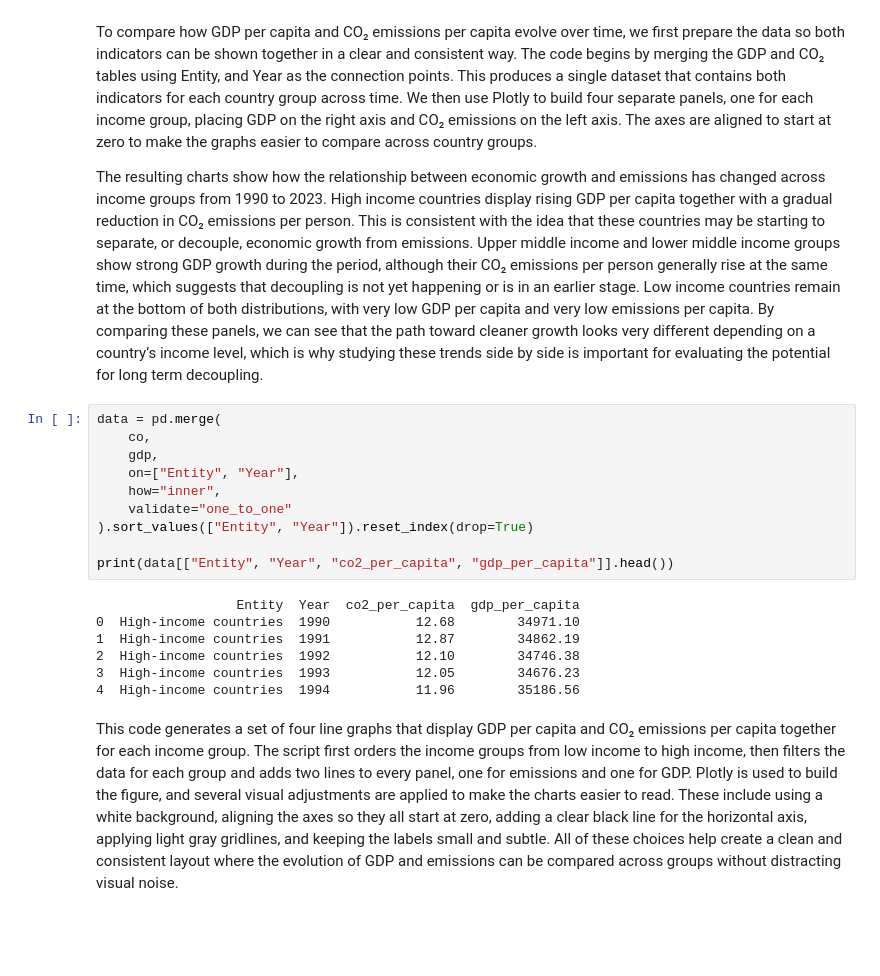
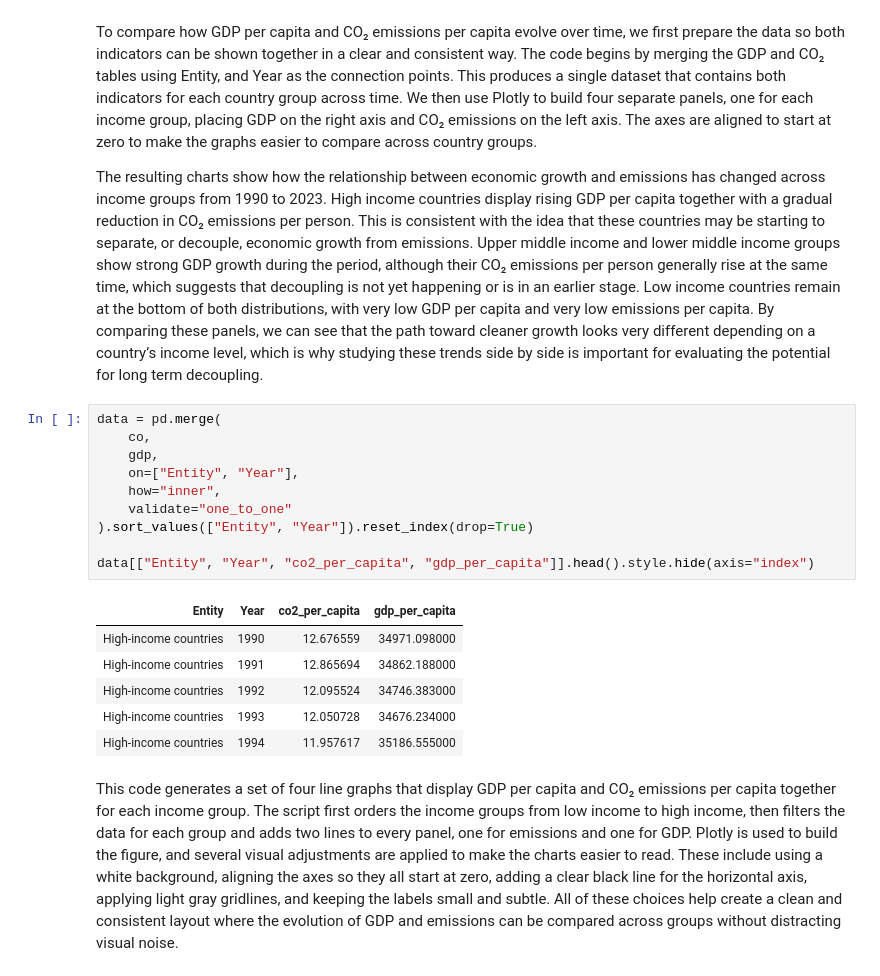
Before and after one commit to gsg2144-svg/gsg2144-svg.github.io, a Jupyter notebook: project2_gdp co2.ipynb, the cells around one changed output. Saved outputs shown, nothing was run; the diff lists cells and outputs as text; blank space fills up the shorter version.

```diff
--- a/project2_gdp co2.ipynb
+++ b/project2_gdp co2.ipynb
@@ -149,20 +149,20 @@ The resulting charts show how the relationship between economic growth and emiss
 # %%
 data = pd.merge(
     co,
     gdp,
     on=["Entity", "Year"],
     how="inner",
     validate="one_to_one"
 ).sort_values(["Entity", "Year"]).reset_index(drop=True)
 
-print(data[["Entity", "Year", "co2_per_capita", "gdp_per_capita"]].head())
+data[["Entity", "Year", "co2_per_capita", "gdp_per_capita"]].head().style.hide(axis="index")
 # %% [output]
-                  Entity  Year  co2_per_capita  gdp_per_capita
-0  High-income countries  1990           12.68        34971.10
-1  High-income countries  1991           12.87        34862.19
-2  High-income countries  1992           12.10        34746.38
-3  High-income countries  1993           12.05        34676.23
-4  High-income countries  1994           11.96        35186.56
+| Entity | Year | co2_per_capita | gdp_per_capita |
+| High-income countries | 1990 | 12.676559 | 34971.098000 |
+| High-income countries | 1991 | 12.865694 | 34862.188000 |
+| High-income countries | 1992 | 12.095524 | 34746.383000 |
+| High-income countries | 1993 | 12.050728 | 34676.234000 |
+| High-income countries | 1994 | 11.957617 | 35186.555000 |
 # %% [markdown]
 This code generates a set of four line graphs that display GDP per capita and CO₂ emissions per capita together for each income group. The script first orders the income groups from low income to high income, then filters the data for each group and adds two lines to every panel, one for emissions and one for GDP. Plotly is used to build the figure, and several visual adjustments are applied to make the charts easier to read. These include using a white background, aligning the axes so they all start at zero, adding a clear black line for the horizontal axis, applying light gray gridlines, and keeping the labels small and subtle. All of these choices help create a clean and consistent layout where the evolution of GDP and emissions can be compared across groups without distracting visual noise.
 # %%
```
Also changed, not shown: parts of 4 cells of this notebook.
